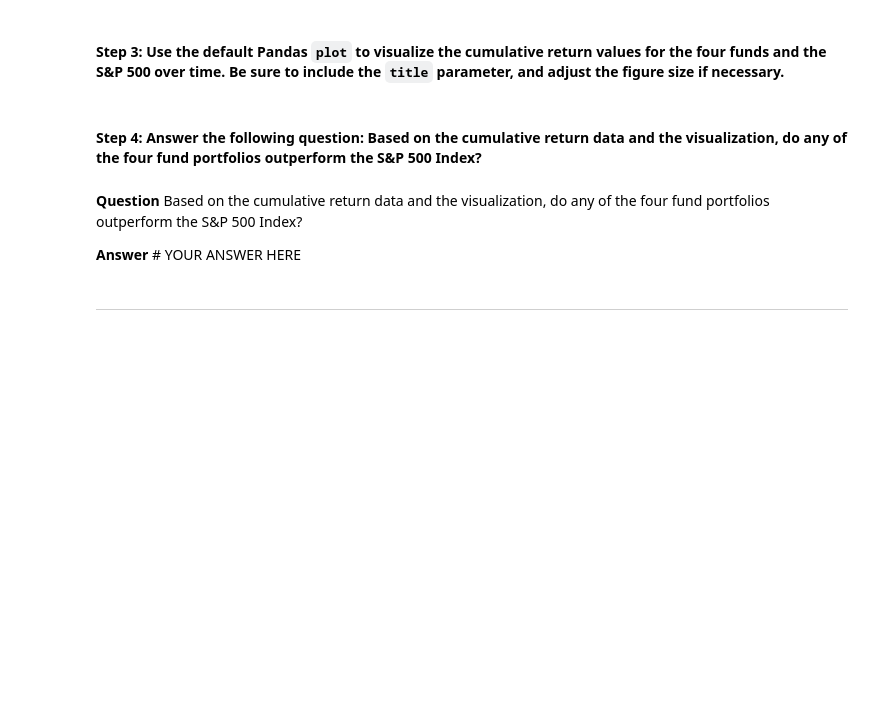
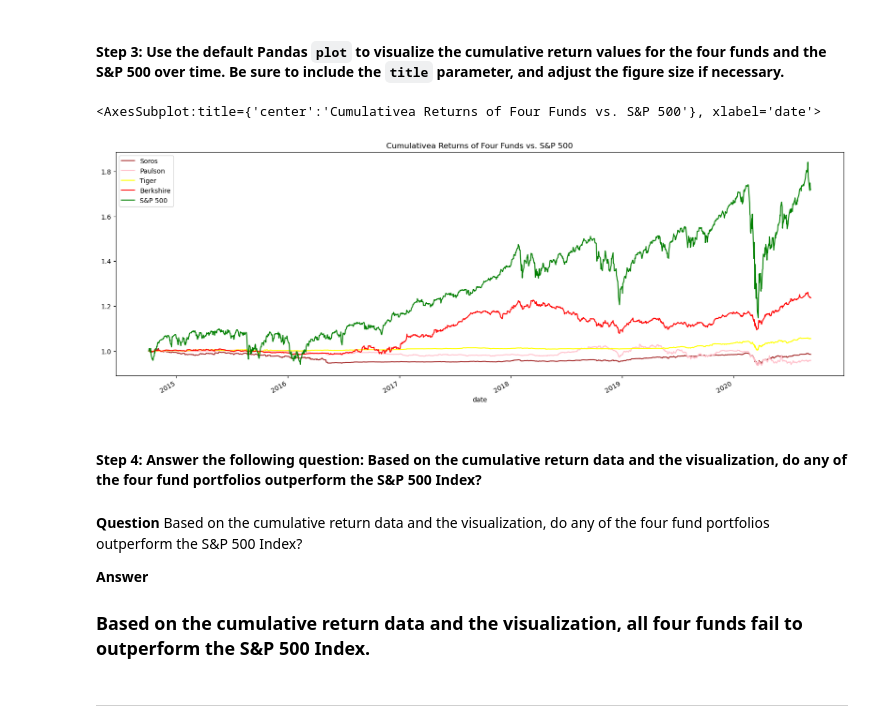
Before and after one commit to Billie-LS/Portfolio-key-risk-management-metrics-analysis, a Jupyter notebook: risk_return_analysis.ipynb, the cells around one changed output. Drawn from its saved outputs; the diff is of its cells as text; code cells hidden in the pictures; blank space fills up the shorter version.

```diff
--- a/risk_return_analysis.ipynb
+++ b/risk_return_analysis.ipynb
@@ -171,6 +188,8 @@ Analyze the data to determine if any of the portfolios outperform the broader st
 # %% [markdown]
 #### Step 2: Use the Pandas `cumprod` function to calculate the cumulative returns for the four fund portfolios and the S&P 500. Review the last five rows of the cumulative returns DataFrame by using the Pandas `tail` function.
 # %%
-# Calculate and plot the cumulative returns of the 4 fund portfolios and the S&P 500
+# Calculate the cumulative returns of the 4 fund portfolios and the S&P 500
 # Review the last 5 rows of the cumulative returns DataFrame
-# YOUR CODE HERE
+
+cumulative_returns=(1+daily_returns).cumprod()
+display(cumulative_returns.head())
@@ -183,9 +206,21 @@ Analyze the data to determine if any of the portfolios outperform the broader st
+# %%
+# Visualize the cumulative returns using the Pandas plot function
+# Include a title parameter and adjust the figure size
+cumulative_returns['SOROS FUND MANAGEMENT LLC'].plot(legend=True, figsize=(20,7), title='Cumulativea Returns of Four Funds vs. S&P 500', color='brown', label='Soros')
+cumulative_returns['PAULSON & CO.INC.'].plot(legend=True,figsize=(20,7), color='pink', label='Paulson')
+cumulative_returns['TIGER GLOBAL MANAGEMENT LLC'].plot(legend=True,figsize=(20,7), color='yellow', label='Tiger')
+cumulative_returns['BERKSHIRE HATHAWAY INC'].plot(legend=True,figsize=(20,7), color='red', label='Berkshire')
+cumulative_returns['S&P 500'].plot(legend=True,figsize=(20,7), color='green', label='S&P 500')
+# %% [output]
+<AxesSubplot:title={'center':'Cumulativea Returns of Four Funds vs. S&P 500'}, xlabel='date'>
+[figure, added]
 # %% [markdown]
 #### Step 4: Answer the following question: Based on the cumulative return data and the visualization, do any of the four fund portfolios outperform the S&P 500 Index?
 # %% [markdown]
 **Question** Based on the cumulative return data and the visualization, do any of the four fund portfolios outperform the S&P 500 Index?
 
-**Answer** # YOUR ANSWER HERE
+**Answer**
+### Based on the cumulative return data and the visualization, all four funds fail to outperform the S&P 500 Index.
 # %% [markdown]
 ---
 # %% [markdown]
```
Also changed, not shown: parts of 34 cells of this notebook.
